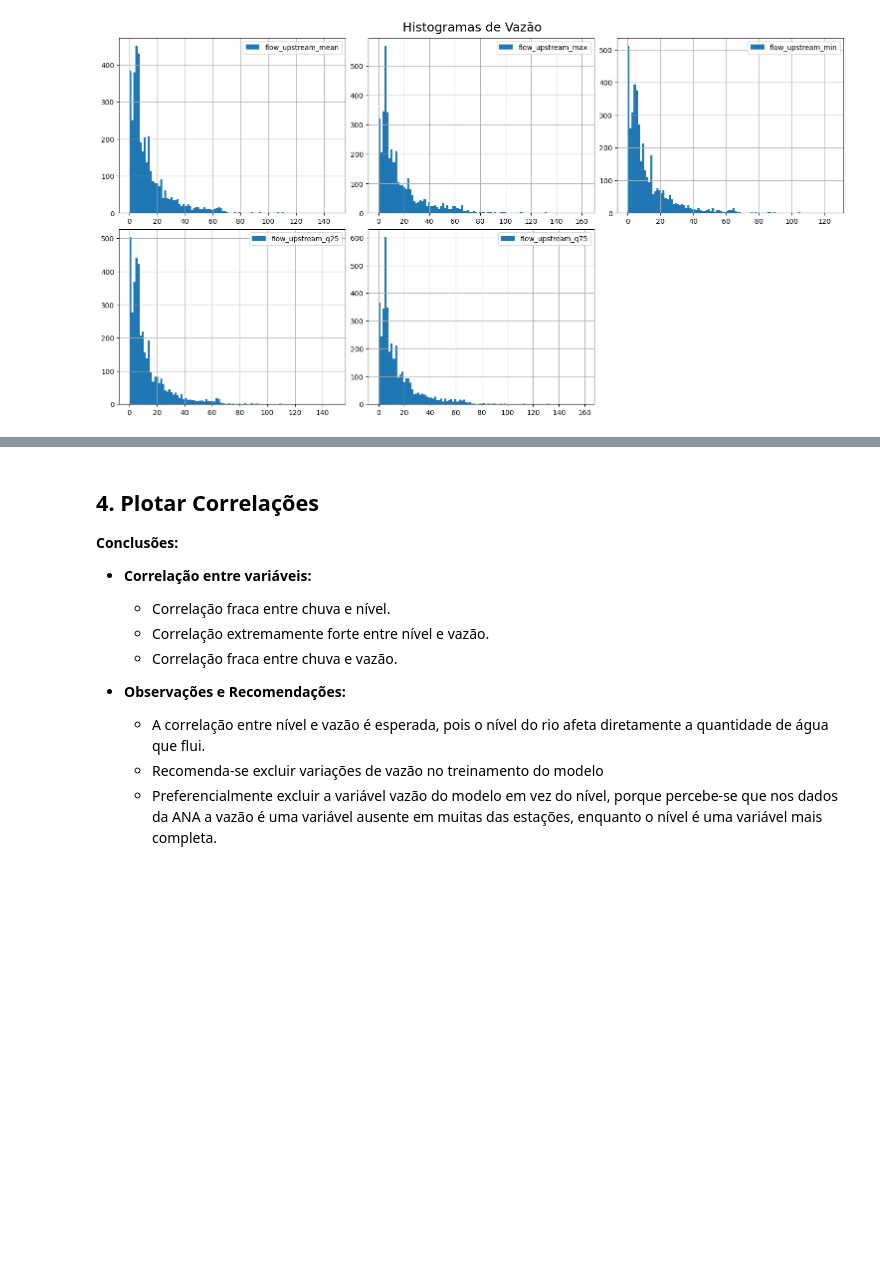
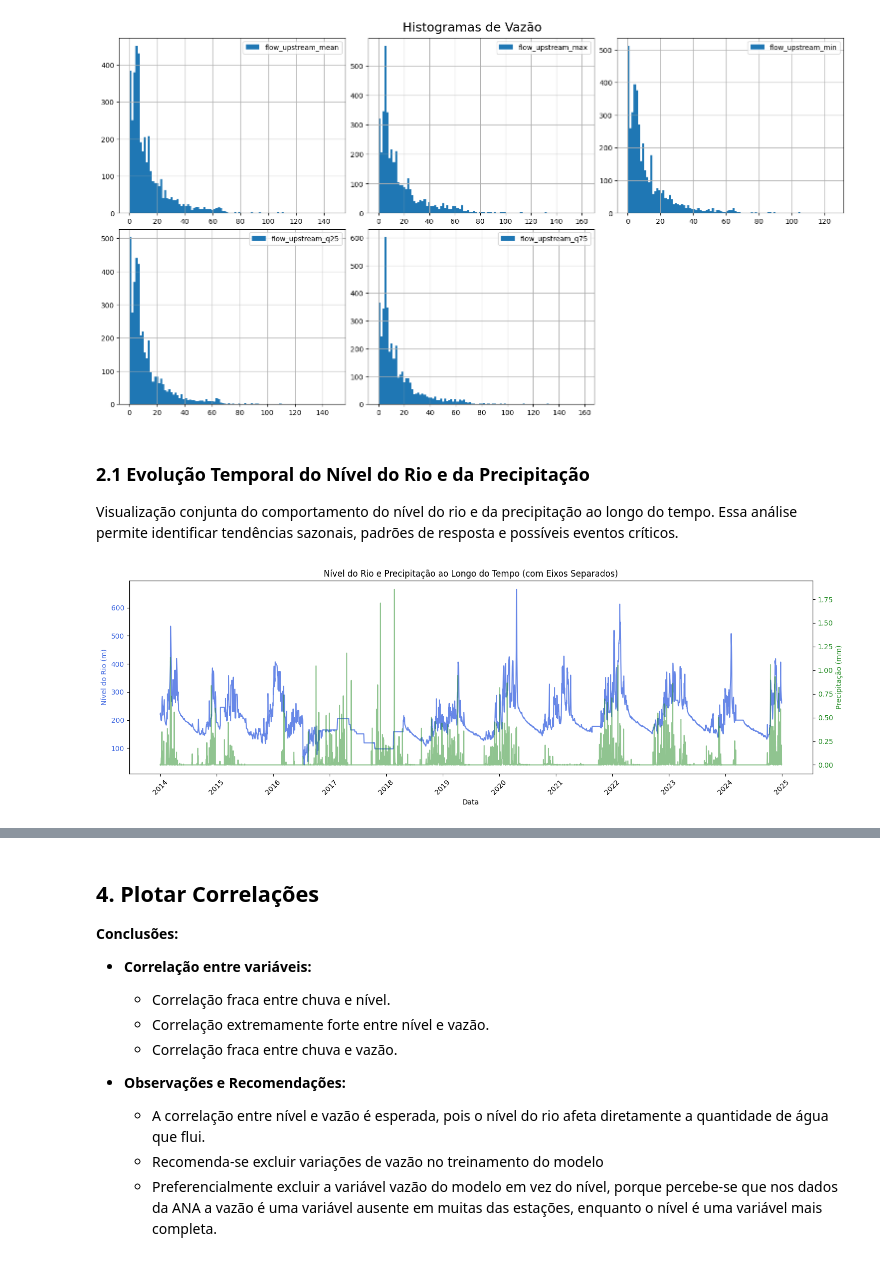
Before and after one commit to brunoconterato/gs-disaster, a Jupyter notebook: src/2. EDA.ipynb, the cells around one changed output, grey strips where cells are left out. Saved outputs shown, nothing was run; the diff lists cells and outputs as text; code cells hidden in the pictures; blank space fills up the shorter version.

Commit message:
Melhorias no EDA: séries temporais, boxplots, correlação com lag

```diff
--- a/src/2. EDA.ipynb
+++ b/src/2. EDA.ipynb
@@ -11,6 +11,7 @@ import seaborn as sns
 PROCESSED_PATH = "../data/ANA HIDROWEB/RIO MEIA PONTE/processed.csv"
 
 df = pd.read_csv(PROCESSED_PATH, sep=";", parse_dates=["date"], dayfirst=True)
+df['date'] = pd.to_datetime(df['date'], errors='coerce')  # Força conversão correta
 df.head()
 # %% [output]
 |  | date | rain_upstream_mean | rain_upstream_max | rain_upstream_min | rain_upstream_q25 | ... |
@@ -85,3 +86,35 @@ vazao_cols = [col for col in df.columns if "flow_upstream" in col]
 plot_histograms(df, vazao_cols, n_cols=3, bins=100, title="Histogramas de Vazão")
 # %% [output]
 [figure]
+# %% [markdown]
+### 2.1 Evolução Temporal do Nível do Rio e da Precipitação
+
+Visualização conjunta do comportamento do nível do rio e da precipitação ao longo do tempo. Essa análise permite identificar tendências sazonais, padrões de resposta e possíveis eventos críticos.
+# %%
+import matplotlib.dates as mdates
+
+# 📈 Nível do Rio vs. Precipitação com eixos duplos e eixo X formatado
+fig, ax1 = plt.subplots(figsize=(15, 5))
+
+# Eixo Y primário (Nível do Rio)
+ax1.plot(df['date'], df['level_upstream_mean'], color='royalblue', label='Nível do Rio (m)', alpha=0.8)
+ax1.set_xlabel("Data")
+ax1.set_ylabel("Nível do Rio (m)", color='royalblue')
+ax1.tick_params(axis='y', labelcolor='royalblue')
+
+# Eixo Y secundário (Chuva)
+ax2 = ax1.twinx()
+ax2.plot(df['date'], df['rain_upstream_mean'], color='forestgreen', label='Chuva (mm)', alpha=0.5)
+ax2.set_ylabel("Precipitação (mm)", color='forestgreen')
+ax2.tick_params(axis='y', labelcolor='forestgreen')
+
+# Formatação do eixo X (Data)
+ax1.xaxis.set_major_locator(mdates.YearLocator())  # Marca por ano
+ax1.xaxis.set_major_formatter(mdates.DateFormatter('%Y'))  # Formato: 2014, 2015...
+plt.setp(ax1.xaxis.get_majorticklabels(), rotation=45)
+
+plt.title("Nível do Rio e Precipitação ao Longo do Tempo (com Eixos Separados)")
+fig.tight_layout()
+plt.show()
+# %% [output]
+[figure, added]
```
Also changed, not shown: parts of 10 cells of this notebook.
